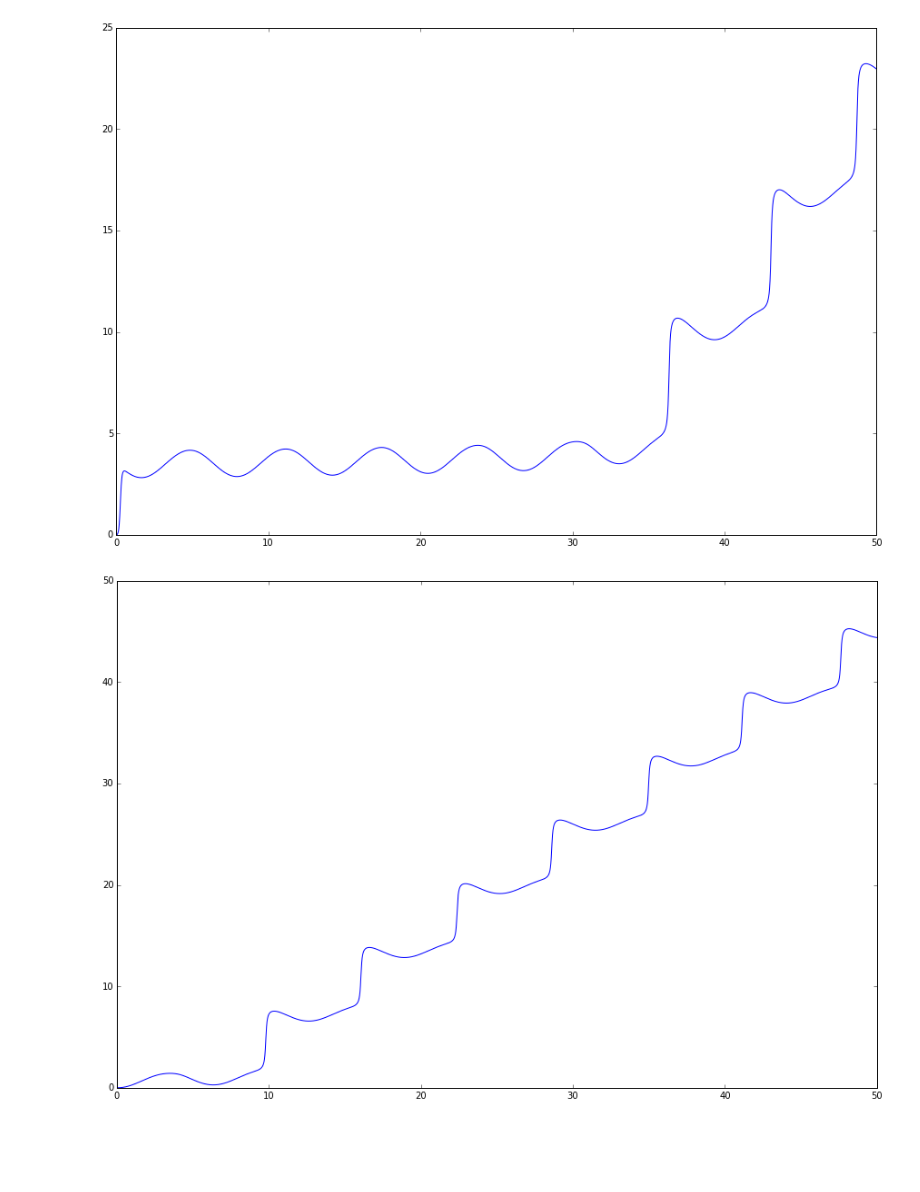
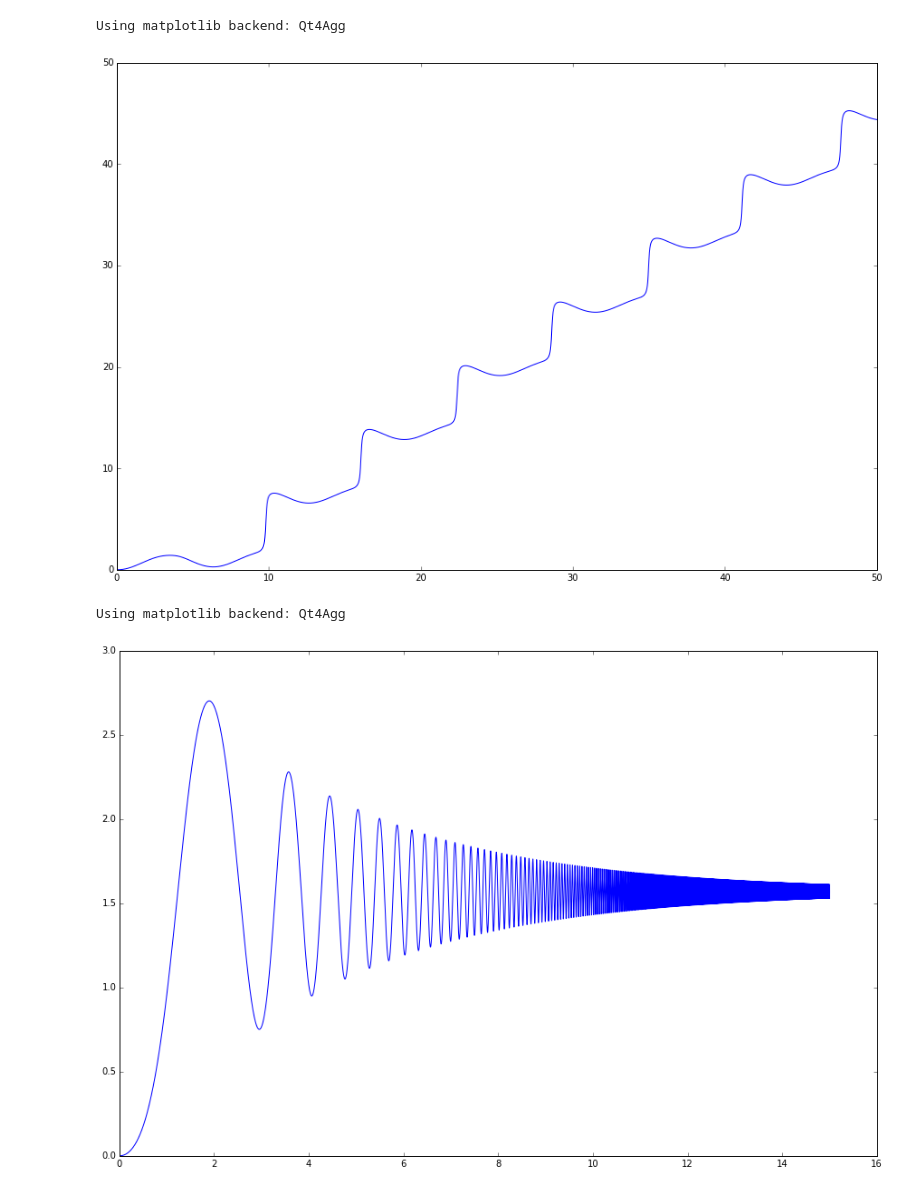
Before and after one commit to AHA-EL-CAPI/MC, a Jupyter notebook: Proyecto.ipynb, the cells around one changed output. Saved outputs shown, nothing was run; the diff lists cells and outputs as text; code cells hidden in the pictures; blank space fills up the shorter version.

```diff
--- a/Proyecto.ipynb
+++ b/Proyecto.ipynb
@@ -6,9 +44,10 @@ from scipy.integrate import odeint
 # %%
-alpha = -15.
+%matplotlib inline
+alpha = 100.
 def f(Y,t):
-    return np.array([Y[1],-alpha*np.cos(Y[0])*Y[1]])
+    return np.array([Y[1],-2*alpha*Y[0]*Y[1]])
 
-times=np.linspace(0,0.1,10000)
+times=np.linspace(0,.1,10000)
 funsol,others=odeint(f,[0.,1.],times,full_output=True)
 
 plt.figure(figsize=(15,10))
@@ -32,28 +95,76 @@ plt.show()
+# %%
+%matplotlib
+fig = plt.figure(figsize=(15,10))
+times=np.linspace(0,50.,100000)
+mass = 0.1
+pos, = plt.plot([],[],'k')
+#vel, = plt.plot([],[],'b')
+plt.xlim(0.,50.)
+
+alphas = np.linspace(-15.,10.,100)
+def animate(i):
+    def f(Y,t):
+        return np.array([Y[1],-alphas[i]*np.cos(Y[0])*Y[1] + (1./mass)*np.cos(Y[0])*np.cos(t)])
+    funsol,others=odeint(f,[0.,0.],times,full_output=True)
+    pos.set_data(times,funsol[:,0])
+    #vel.set_data(times,funsol[:,1])
+    plt.ylim(min(funsol[:,0])-0.1,max(funsol[:,0])+0.1)
+    return pos
+plt.axis('off')
+anim = animation.FuncAnimation(fig,animate,np.arange(0,100,4),interval=1500,blit=False,repeat_delay=1000)
+plt.show()
+# %% [output]
+Using matplotlib backend: Qt4Agg
 # %%
+%matplotlib inline
 mass = 0.1
-alpha = -15.
+alpha = 15.
 def f(Y,t):
-    return np.array([Y[1],-alpha*np.cos(Y[0])*Y[1] + (1/mass)*np.cos(Y[0])*np.cos(t)])
+    return np.array([Y[1],-alpha*np.cos(Y[0])*Y[1] + (1/mass)*np.cos(Y[0])*np.sin(t)])
 
-times=np.linspace(0,50.,10000)
+times=np.linspace(0,50.,100000)
 funsol,others=odeint(f,[0.,0.],times,full_output=True)
 
 plt.figure(figsize=(15,10))
 plt.plot(times,funsol[:,0])
 plt.show()
 # %% [output]
-[figure, old version]
+[figure, new version]
+# %%
+%matplotlib
+fig = plt.figure(figsize=(15,10))
+times=np.linspace(0,50.,100000)
+mass = 0.1
+pos, = plt.plot([],[],'k')
+#vel, = plt.plot([],[],'b')
+plt.xlim(0.,50.)
+
+alphas = np.linspace(-15.,15.,100)
+def animate(i):
+    def f(Y,t):
+        return np.array([Y[1],-alphas[i]*np.cos(Y[0])*Y[1] + (1./mass)*np.cos(Y[0])*np.sin(t)])
+    funsol,others=odeint(f,[0.,0.],times,full_output=True)
+    pos.set_data(times,funsol[:,0])
+    #vel.set_data(times,funsol[:,1])
+    plt.ylim(min(funsol[:,0])-0.1,max(funsol[:,0])+0.1)
+    return pos
+#plt.axis('off')
+anim = animation.FuncAnimation(fig,animate,np.arange(0,100,4),interval=1500,blit=False,repeat_delay=1000)
+plt.show()
+# %% [output]
+Using matplotlib backend: Qt4Agg
 # %%
-mass = 0.1
-alpha = 15.
+%matplotlib inline
+mass = 1.
+alpha = -1.
 def f(Y,t):
-    return np.array([Y[1],-alpha*np.cos(Y[0])*Y[1] + (1/mass)*np.cos(Y[0])*np.sin(t)])
+    return np.array([Y[1],-alpha*np.cos(Y[0])*Y[1] + (1/mass)*np.cos(Y[0])*np.exp(t)])
 
-times=np.linspace(0,50.,100000)
+times=np.linspace(0,15.,100000)
 funsol,others=odeint(f,[0.,0.],times,full_output=True)
 
 plt.figure(figsize=(15,10))
 plt.plot(times,funsol[:,0])
 plt.show()
 # %% [output]
-[figure, old version]
+[figure, new version]
```
Also changed, not shown: parts of 9 cells of this notebook.
